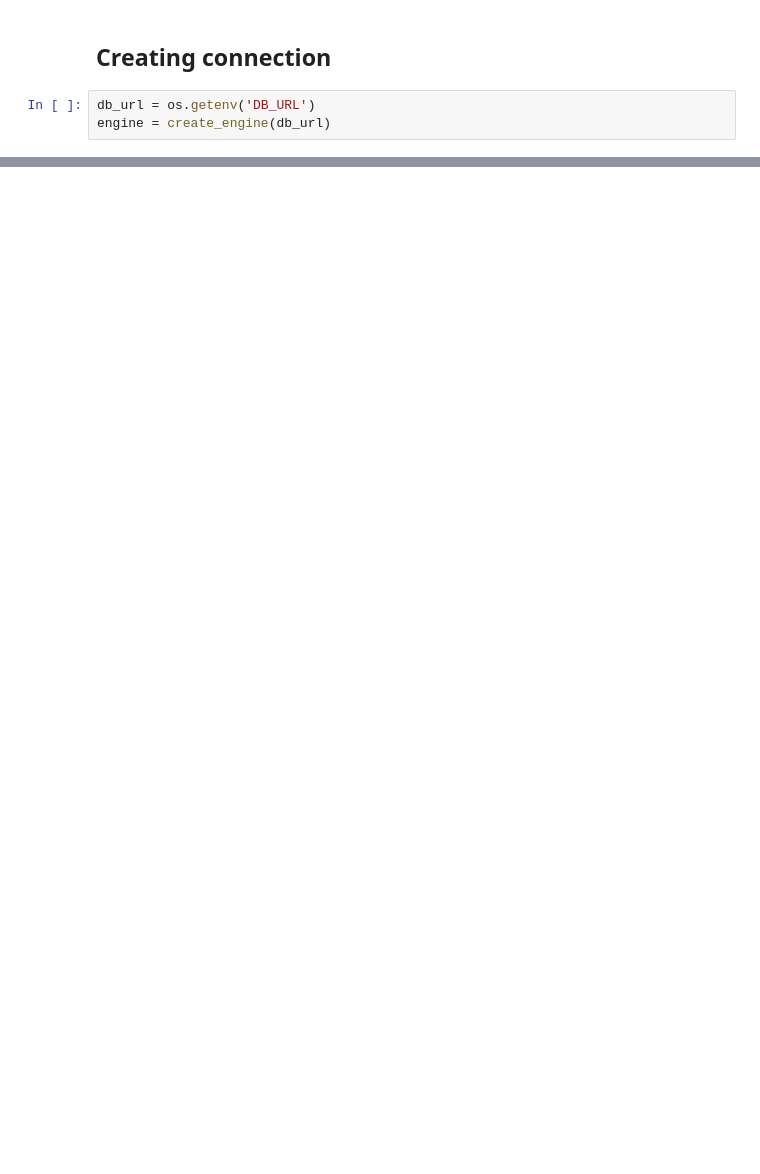
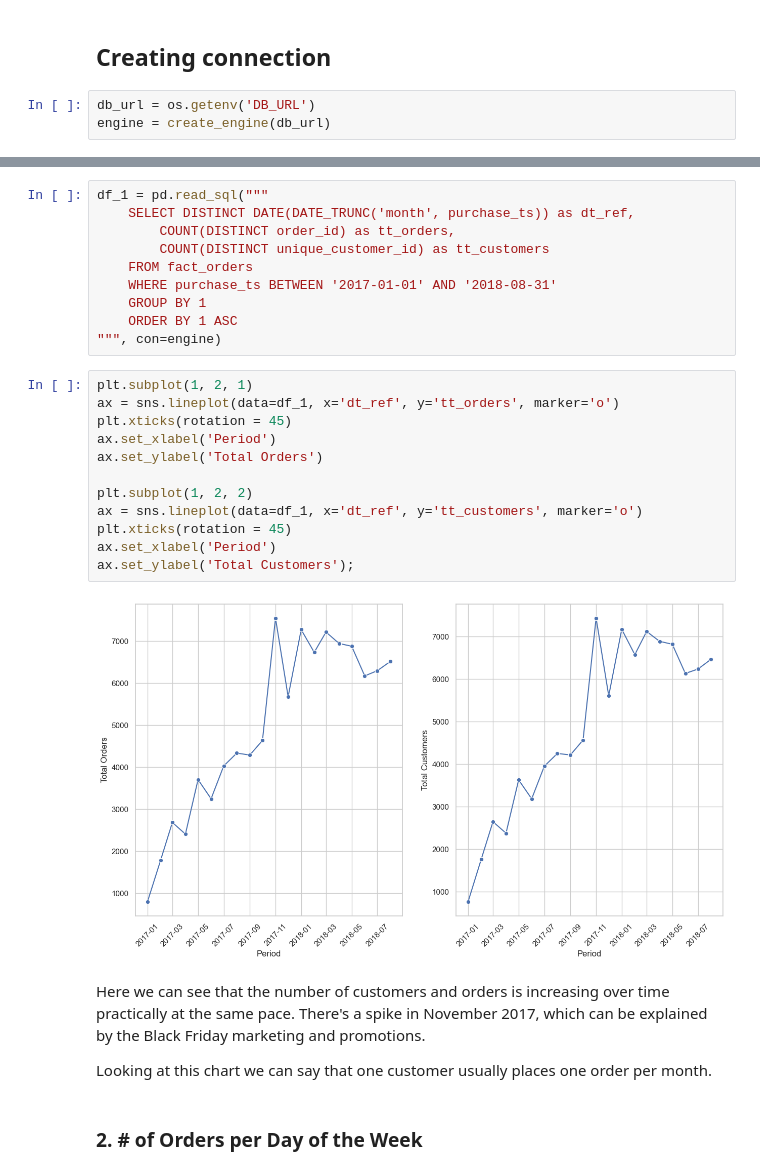
Before and after one commit to doegemon/etl_churn, a Jupyter notebook: eda/notebooks/eda.ipynb, the cells around one changed output, grey strips where cells are left out. Cells and saved outputs as stored; diff of their text form; blank space fills up the shorter version.

```diff
--- a/eda/notebooks/eda.ipynb
+++ b/eda/notebooks/eda.ipynb
@@ -134,0 +40,30 @@ df_4 = pd.read_sql("""
+# %%
+df_1 = pd.read_sql("""
+    SELECT DISTINCT DATE(DATE_TRUNC('month', purchase_ts)) as dt_ref,
+        COUNT(DISTINCT order_id) as tt_orders,
+        COUNT(DISTINCT unique_customer_id) as tt_customers
+    FROM fact_orders
+    WHERE purchase_ts BETWEEN '2017-01-01' AND '2018-08-31'
+    GROUP BY 1
+    ORDER BY 1 ASC
+""", con=engine)
+# %%
+plt.subplot(1, 2, 1)
+ax = sns.lineplot(data=df_1, x='dt_ref', y='tt_orders', marker='o')
+plt.xticks(rotation = 45)
+ax.set_xlabel('Period')
+ax.set_ylabel('Total Orders')
+
+plt.subplot(1, 2, 2)
+ax = sns.lineplot(data=df_1, x='dt_ref', y='tt_customers', marker='o')
+plt.xticks(rotation = 45)
+ax.set_xlabel('Period')
+ax.set_ylabel('Total Customers');
+# %% [output]
+[figure, added]
+# %% [markdown]
+Here we can see that the number of customers and orders is increasing over time practically at the same pace. There's a spike in November 2017, which can be explained by the Black Friday marketing and promotions.
+
+Looking at this chart we can say that one customer usually places one order per month.
+# %% [markdown]
+### 2. # of Orders per Day of the Week
```
Also changed, not shown: parts of 130 cells of this notebook.
